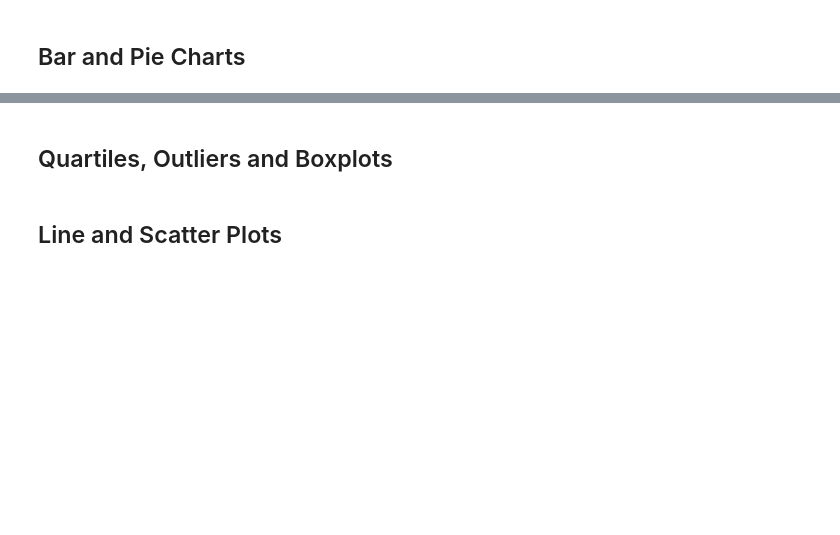
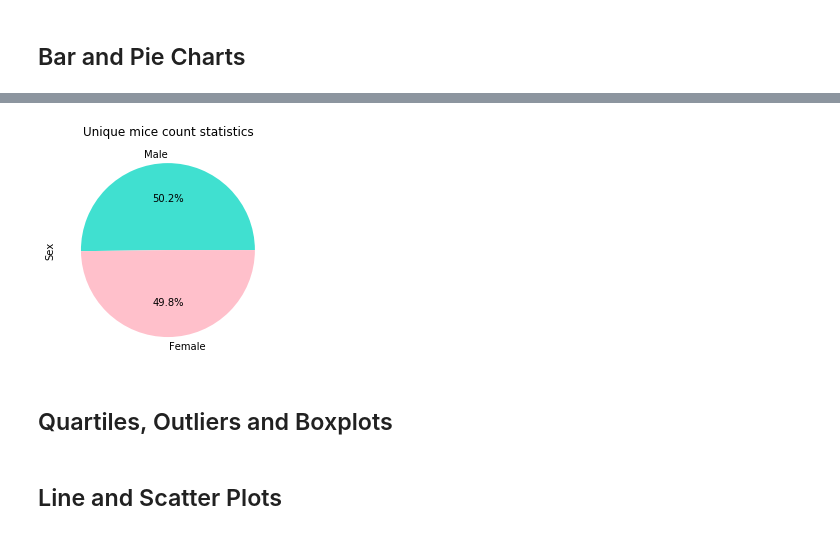
Before and after one commit to dsilva-v/matplotlib-challenge, a Jupyter notebook: Pymaceuticals/pymaceuticals_starter.ipynb, the cells around one changed output, grey strips where cells are left out. Cells and saved outputs as stored; diff of their text form; code cells hidden in the pictures; blank space fills up the shorter version.

```diff
--- a/Pymaceuticals/pymaceuticals_starter.ipynb
+++ b/Pymaceuticals/pymaceuticals_starter.ipynb
@@ -149,3 +200,15 @@ summary_statistics_df
+# %%
+# Generate a pie plot showing the distribution of female versus male mice using pyplot
+
+# Showing unique value counts for male vs female mice on cleaned data frame
+mice_count_list= mice_unique_count.tolist()
+mice_sex_categories = mice_unique_count.index.tolist()
+plt.pie(mice_count_list, labels = mice_sex_categories,colors= ['turquoise', 'pink'], autopct = '%1.1f%%')
+plt.title("Unique mice count statistics")
+plt.ylabel("Sex")
+plt.show()
+# %% [output]
+[figure, added]
 # %% [markdown]
 ## Quartiles, Outliers and Boxplots
 # %%
```
Also changed, not shown: parts of 6 cells of this notebook.
